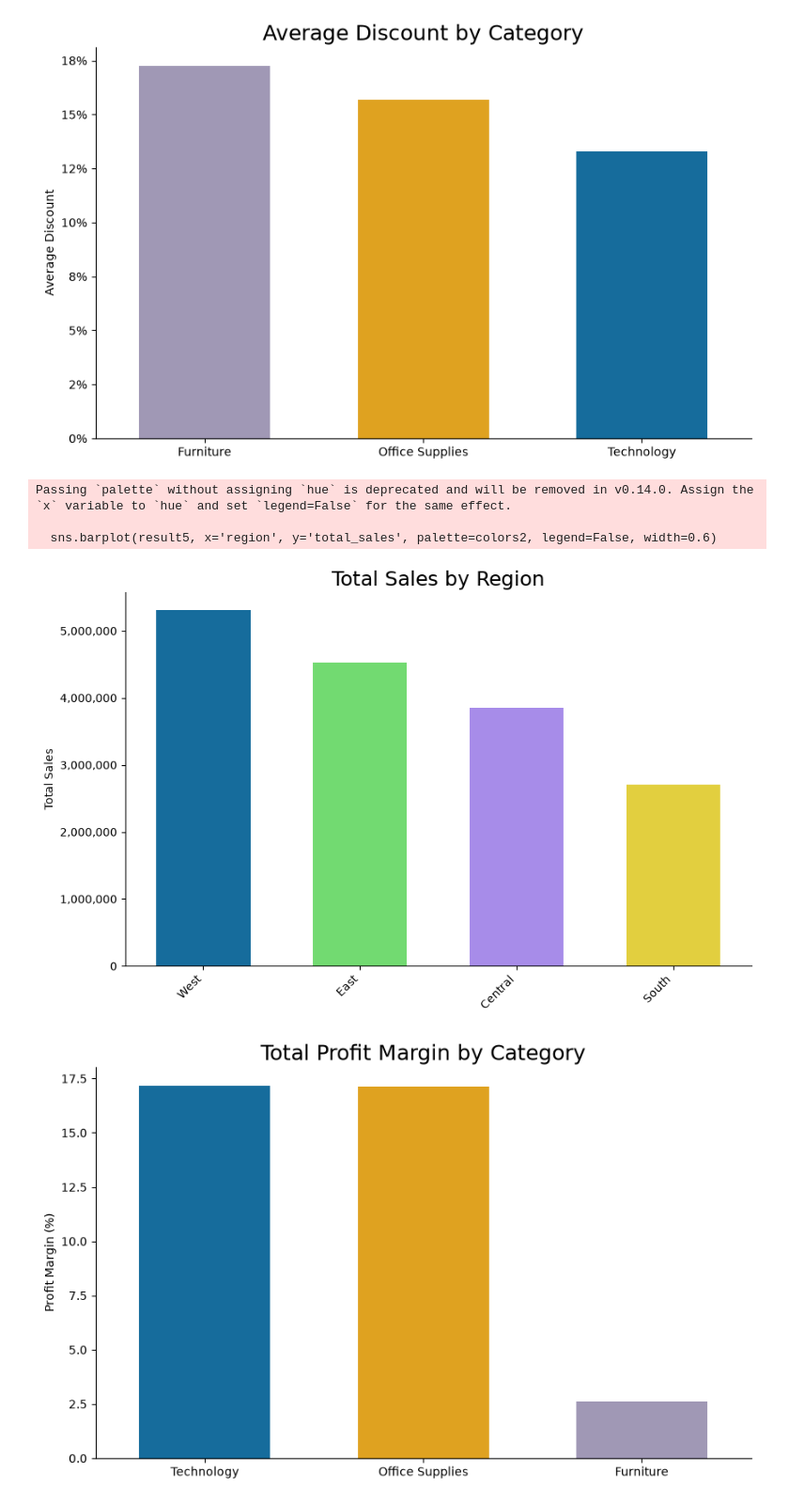
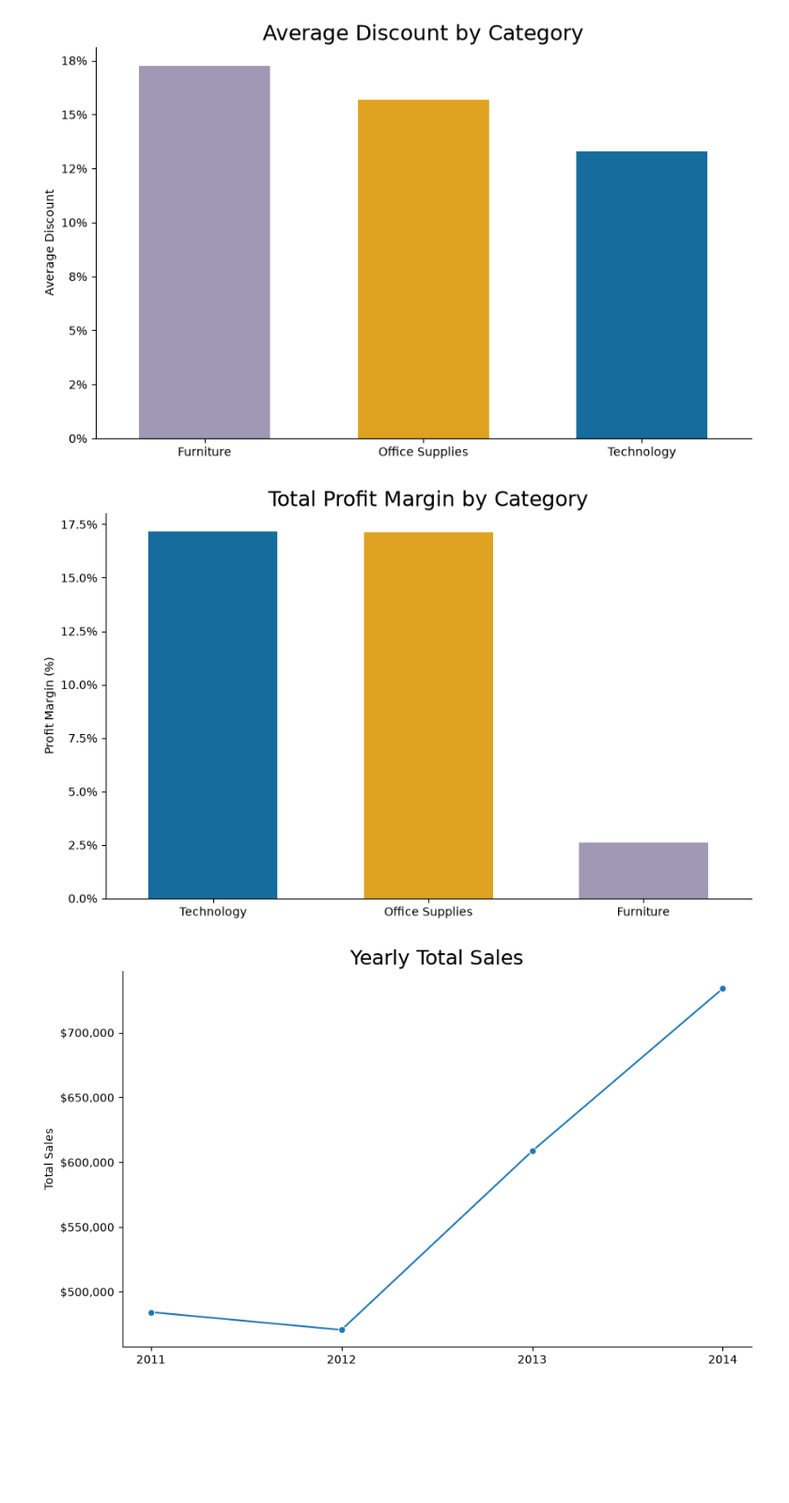
Before and after one commit to max-reevage/DataAnalysisModule3, a Jupyter notebook: Week4/notebooks/superstore_sales_workflow.ipynb, the cells around one changed output. Shown at 94% size. Drawn from its saved outputs; the diff is of its cells as text; code cells hidden in the pictures; blank space fills up the shorter version.

Commit message:
Edited and added visualizations.

```diff
--- a/Week4/notebooks/superstore_sales_workflow.ipynb
+++ b/Week4/notebooks/superstore_sales_workflow.ipynb
@@ -467,50 +494,38 @@ plt.show()
 # %% [output]
 [figure]
 # %%
-# visualization three code here
+# visualization four code here
 
 plt.figure(figsize=(10,6))
-colors2 = {
-    'West': "#0072b2",
-    'East': "#61ec5f",
-    'Central': "#a07df8",
-    'South': "#fde424"
-}
-sns.barplot(result5, x='region', y='total_sales', palette=colors2, legend=False, width=0.6)
-plt.title('Total Sales by Region',fontsize=18)
+sns.barplot(result10, x='category', y='profit_margin_percentage', palette=colors, hue='category', legend=False, width=0.6)
+plt.title('Total Profit Margin by Category',fontsize=18)
 plt.xlabel(None)
-plt.ylabel('Total Sales')
+plt.ylabel('Profit Margin (%)')
 
-plt.xticks(rotation=45, ha='right')
-plt.ticklabel_format(style='plain', axis='y')
 plt.ticklabel_format(style='plain', axis='y')
 
 ax = plt.gca()
-ax.yaxis.set_major_formatter(mticker.FuncFormatter(lambda x, _: f'{x:,.0f}'))
-
+ax.yaxis.set_major_formatter(mticker.FuncFormatter(lambda x, _: f'{x:,.1f}%'))
 
 sns.despine()
 plt.show()
 # %% [output]
-Passing `palette` without assigning `hue` is deprecated and will be removed in v0.14.0. Assign the `x` variable to `hue` and set `legend=False` for the same effect.
-
-  sns.barplot(result5, x='region', y='total_sales', palette=colors2, legend=False, width=0.6)
-[figure, old version]
+[figure, new version]
 # %%
-# visualization four code here
+result7 = result7.sort_values(by='order_year')
 
 plt.figure(figsize=(10,6))
-sns.barplot(result10, x='category', y='profit_margin_percentage', palette=colors, hue='category', legend=False, width=0.6)
-plt.title('Total Profit Margin by Category',fontsize=18)
+sns.lineplot(data=result7, x='order_year', y='total_sales', legend=False, marker='o')
+plt.title('Yearly Total Sales',fontsize=18)
 plt.xlabel(None)
-plt.ylabel('Profit Margin (%)')
+plt.ylabel('Total Sales')
 
 plt.ticklabel_format(style='plain', axis='y')
 
 ax = plt.gca()
-ax.yaxis.set_major_formatter(mticker.FuncFormatter(lambda x, _: f'{x:,.1f}'))
+ax.yaxis.set_major_formatter(mticker.FuncFormatter(lambda x, _: f'${x:,.0f}'))
 
 sns.despine()
 plt.show()
 # %% [output]
-[figure, old version]
+[figure, new version]
```
Also changed, not shown: parts of 3 cells of this notebook, 1 other file.
